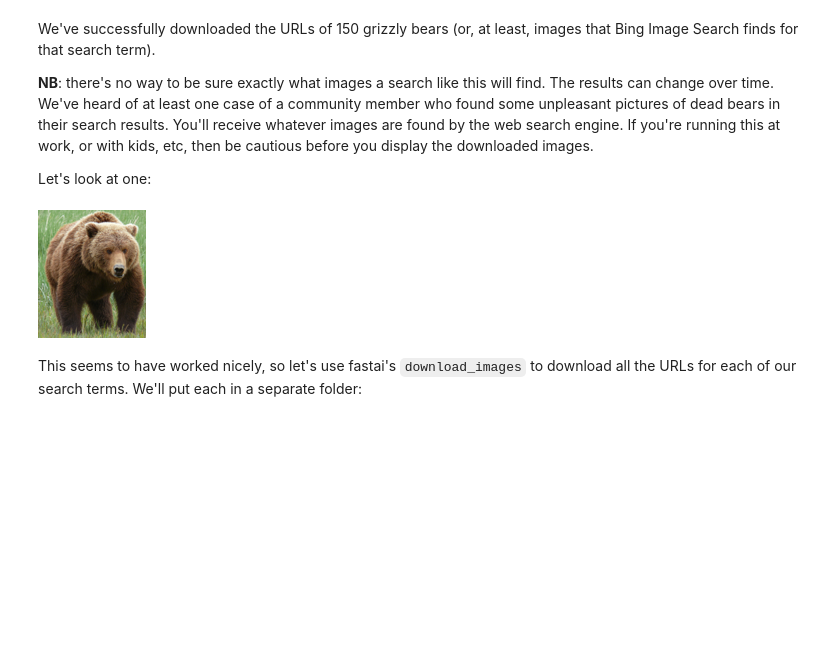
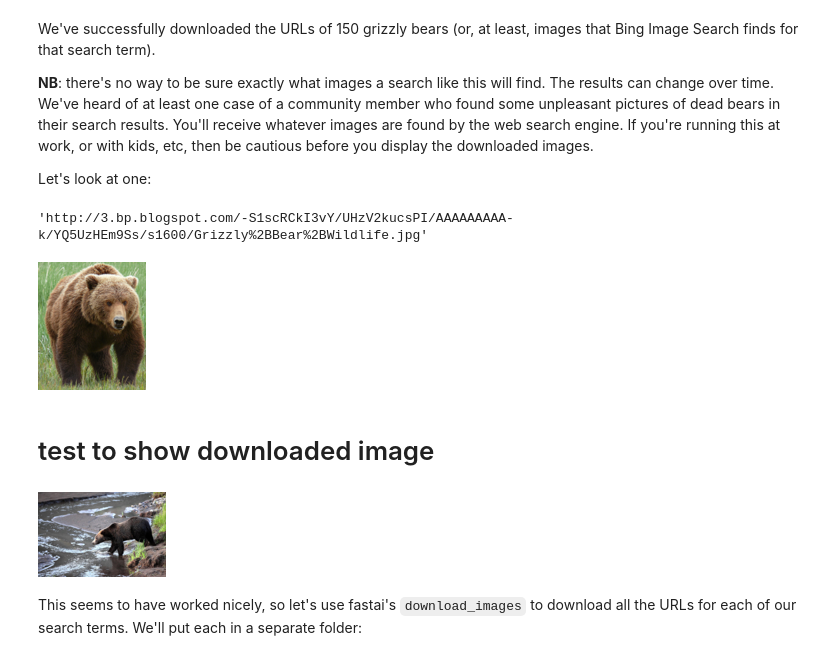
Before and after one commit to omdgit/fastbook, a Jupyter notebook: 02_production-Copy1.ipynb, the cells around one changed output. Saved outputs shown, nothing was run; the diff lists cells and outputs as text; code cells hidden in the pictures; blank space fills up the shorter version.

Commit message:
added logic for displaying any image from internet

```diff
--- a/02_production-Copy1.ipynb
+++ b/02_production-Copy1.ipynb
@@ -159,6 +159,9 @@ We've successfully downloaded the URLs of 150 grizzly bears (or, at least, image
 Let's look at one:
 # %%
 #hide
-ims = ['http://3.bp.blogspot.com/-S1scRCkI3vY/UHzV2kucsPI/AAAAAAAAA-k/YQ5UzHEm9Ss/s1600/Grizzly%2BBear%2BWildlife.jpg']
+ims2 = ['http://3.bp.blogspot.com/-S1scRCkI3vY/UHzV2kucsPI/AAAAAAAAA-k/YQ5UzHEm9Ss/s1600/Grizzly%2BBear%2BWildlife.jpg']
+ims2[0]
+# %% [output]
+'http://3.bp.blogspot.com/-S1scRCkI3vY/UHzV2kucsPI/AAAAAAAAA-k/YQ5UzHEm9Ss/s1600/Grizzly%2BBear%2BWildlife.jpg'
 # %%
 dest = 'images/grizzly.jpg'
@@ -168,6 +171,19 @@ im = Image.open(dest)
 im.to_thumb(128,128)
 # %% [output]
 [figure]
+# %% [markdown]
+# test to show downloaded image
+# %%
+from PIL import Image
+
+fname = Path("images/mygrizzly.jpg")
+if fname.exists():
+    os.remove(fname)
+url = download_url(ims[141], dest=fname)
+im = Image.open(fname)
+im.to_thumb(128, 128)
+# %% [output]
+[figure, added]
 # %% [markdown]
 This seems to have worked nicely, so let's use fastai's `download_images` to download all the URLs for each of our search terms. We'll put each in a separate folder:
 # %%
```
Also changed, not shown: parts of 1 cell of this notebook, 1 other file.
